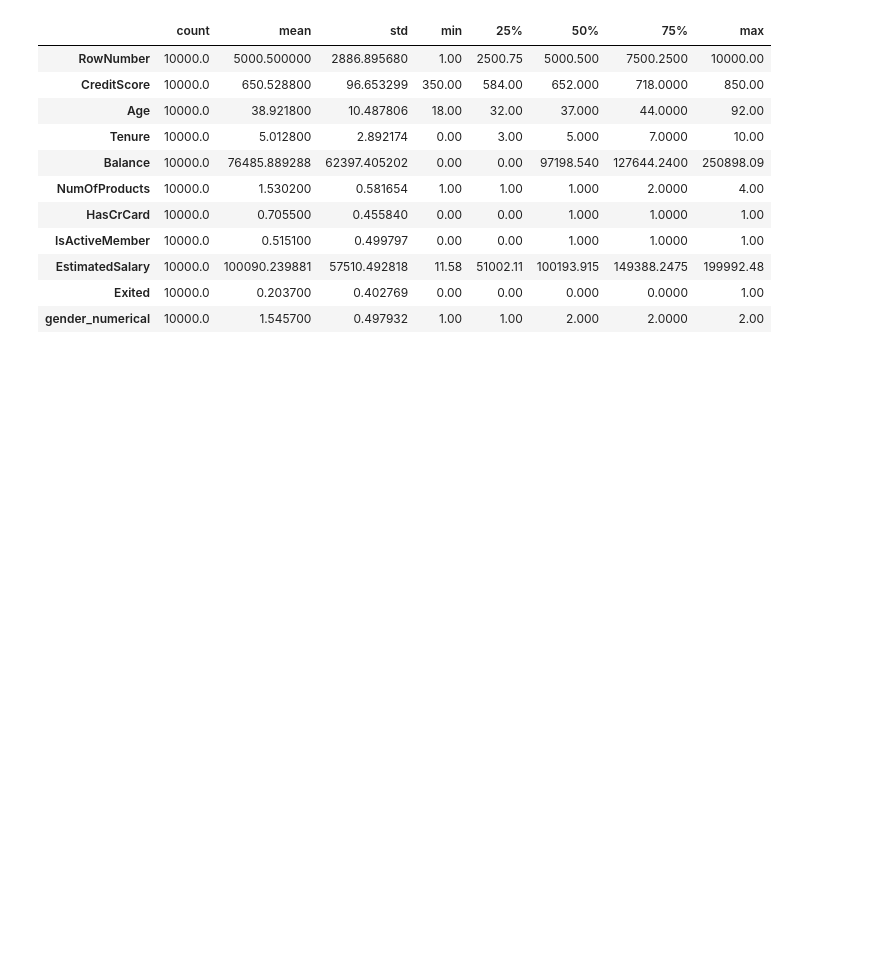
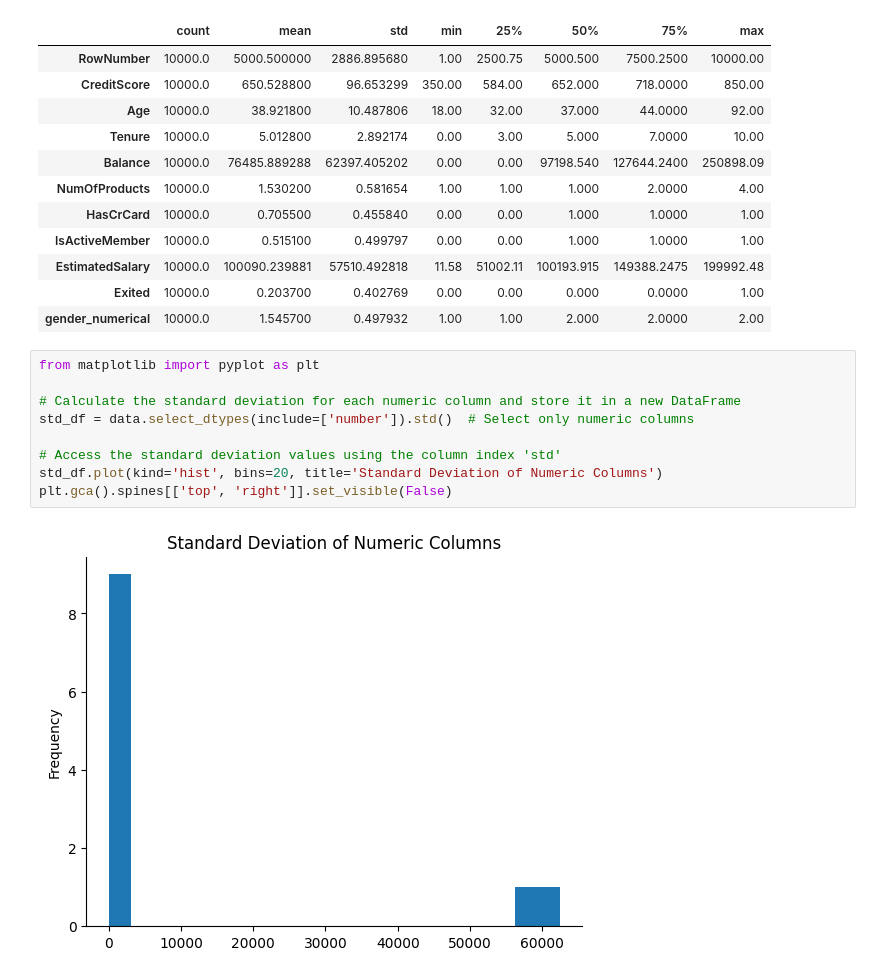
Before and after one commit to bcheng251/BenChen, a Jupyter notebook: Convert_ipynb_to_HTML_in_Colab.ipynb, the cells around one changed output. Cells and saved outputs as stored; diff of their text form; blank space fills up the shorter version.

```diff
--- a/Convert_ipynb_to_HTML_in_Colab.ipynb
+++ b/Convert_ipynb_to_HTML_in_Colab.ipynb
@@ -240,3 +240,14 @@ data.describe().T
 | EstimatedSalary | 10000.0 | 100090.239881 | 57510.492818 | 11.58 | 51002.11 | 100193.915 | 149388.2475 | 199992.48 |
 | Exited | 10000.0 | 0.203700 | 0.402769 | 0.00 | 0.00 | 0.000 | 0.0000 | 1.00 |
 | gender_numerical | 10000.0 | 1.545700 | 0.497932 | 1.00 | 1.00 | 2.000 | 2.0000 | 2.00 |
+# %%
+from matplotlib import pyplot as plt
+
+# Calculate the standard deviation for each numeric column and store it in a new DataFrame
+std_df = data.select_dtypes(include=['number']).std()  # Select only numeric columns
+
+# Access the standard deviation values using the column index 'std'
+std_df.plot(kind='hist', bins=20, title='Standard Deviation of Numeric Columns')
+plt.gca().spines[['top', 'right']].set_visible(False)
+# %% [output]
+[figure, added]
```
Also changed, not shown: parts of 2 cells of this notebook.
